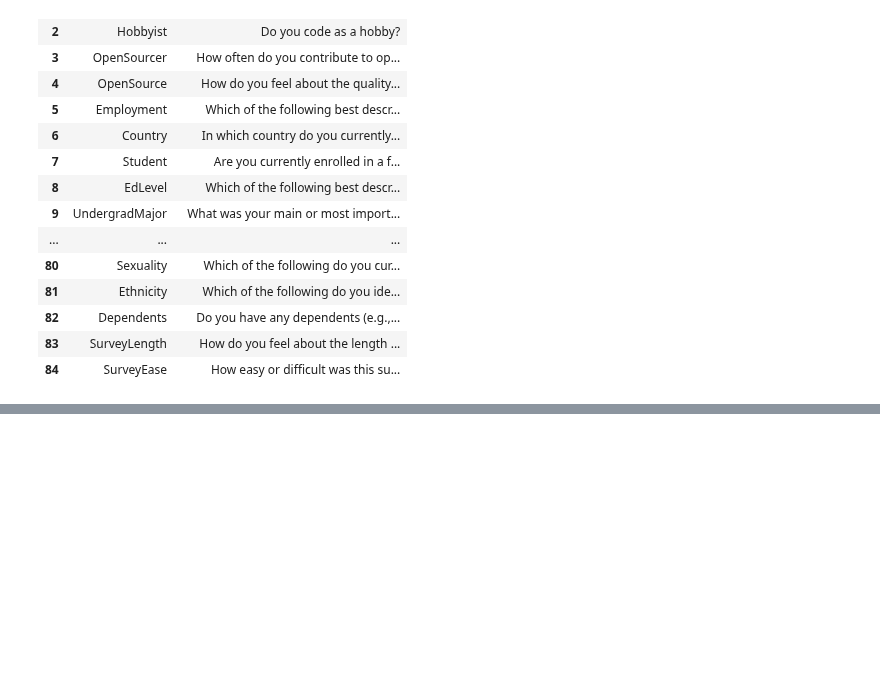
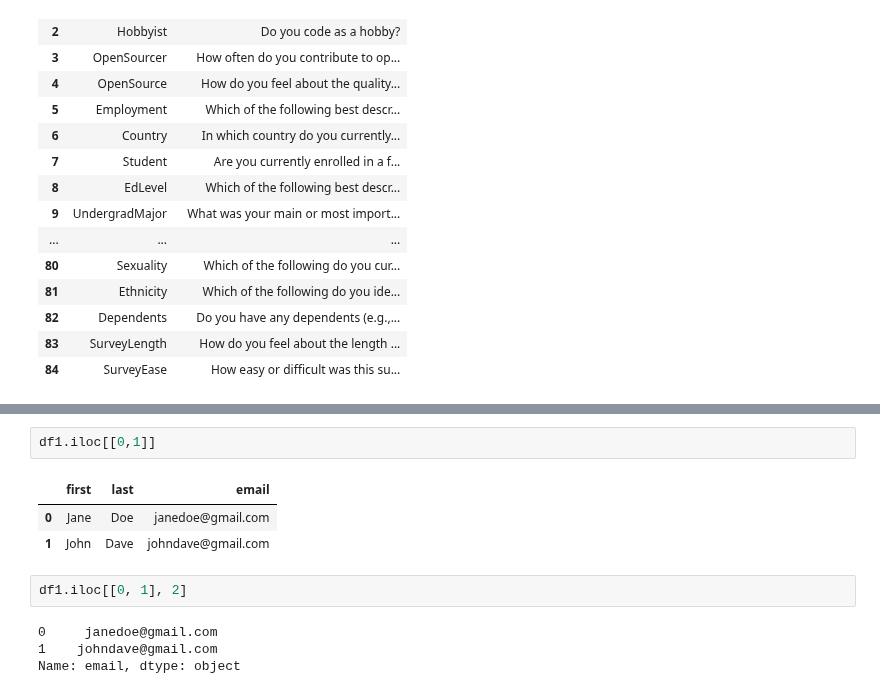
Before and after one commit to salma-shaik/pandas-cs-yt, a Jupyter notebook: df_series_basics.ipynb, the cells around one changed output, grey strips where cells are left out. Cells and saved outputs as stored; diff of their text form; blank space fills up the shorter version.

Commit message:
shape, loc, iloc

```diff
--- a/df_series_basics.ipynb
+++ b/df_series_basics.ipynb
@@ -37,0 +112,12 @@ schema_df
+# %%
+df1.iloc[[0,1]]
+# %% [output]
+|  | first | last | email |
+| 0 | Jane | Doe | janedoe@gmail.com |
+| 1 | John | Dave | johndave@gmail.com |
+# %%
+df1.iloc[[0, 1], 2]
+# %% [output]
+0     janedoe@gmail.com
+1    johndave@gmail.com
+Name: email, dtype: object
```
Also changed, not shown: parts of 28 cells of this notebook.
